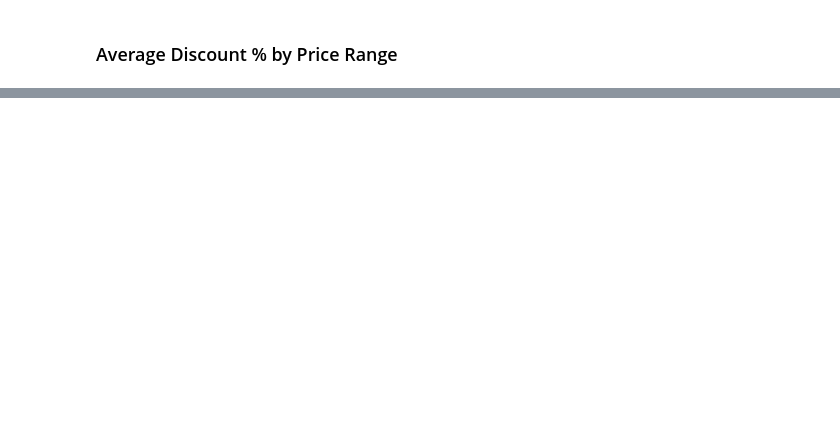
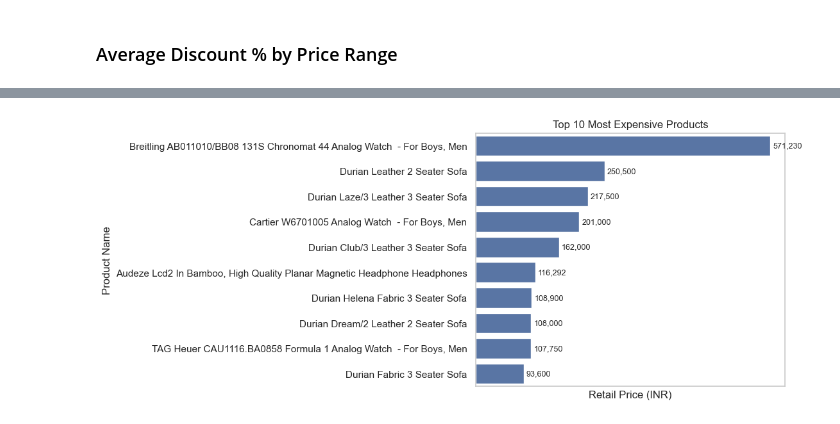
Before and after one commit to aryavardhanjain/Flipkart-Ecommerce-Analysis, a Jupyter notebook: notebooks/02-eda-analysis.ipynb, the cells around one changed output, grey strips where cells are left out. Cells and saved outputs as stored; diff of their text form; code cells hidden in the pictures; blank space fills up the shorter version.

```diff
--- a/notebooks/02-eda-analysis.ipynb
+++ b/notebooks/02-eda-analysis.ipynb
@@ -144,0 +147,3 @@ plt.show()
+# %%
+top_expensive = df.sort_values(by="retail_price", ascending=False).drop_duplicates(subset="product_name").head(10)
+top_expensive[["product_name", "brand", "retail_price", "discounted_price"]]
@@ -144,0 +162,14 @@ plt.show()
+# %%
+plt.figure(figsize=(11, 5))
+sns.barplot(x="retail_price", y="product_name", data=top_expensive, errorbar=None)
+plt.title("Top 10 Most Expensive Products")
+plt.xlabel("Retail Price (INR)")
+plt.ylabel("Product Name")
+plt.tight_layout()
+for i, (value, name) in enumerate(zip(top_expensive["retail_price"], top_expensive["product_name"])):
+    plt.text(value + 5000, i, f"{int(value):,}", va='center', fontsize=9)
+plt.xticks([])
+plt.savefig("../visuals/top_expensive_products.png")
+plt.show()
+# %% [output]
+[figure, added]
```
Also changed, not shown: parts of 13 cells of this notebook, 7 other files.
